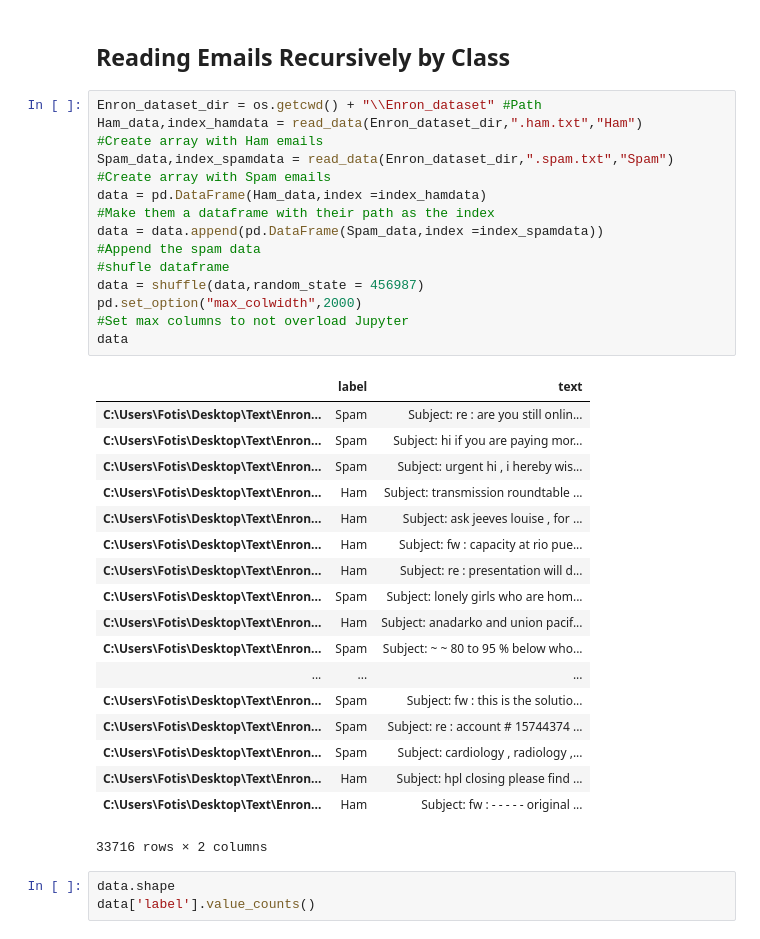
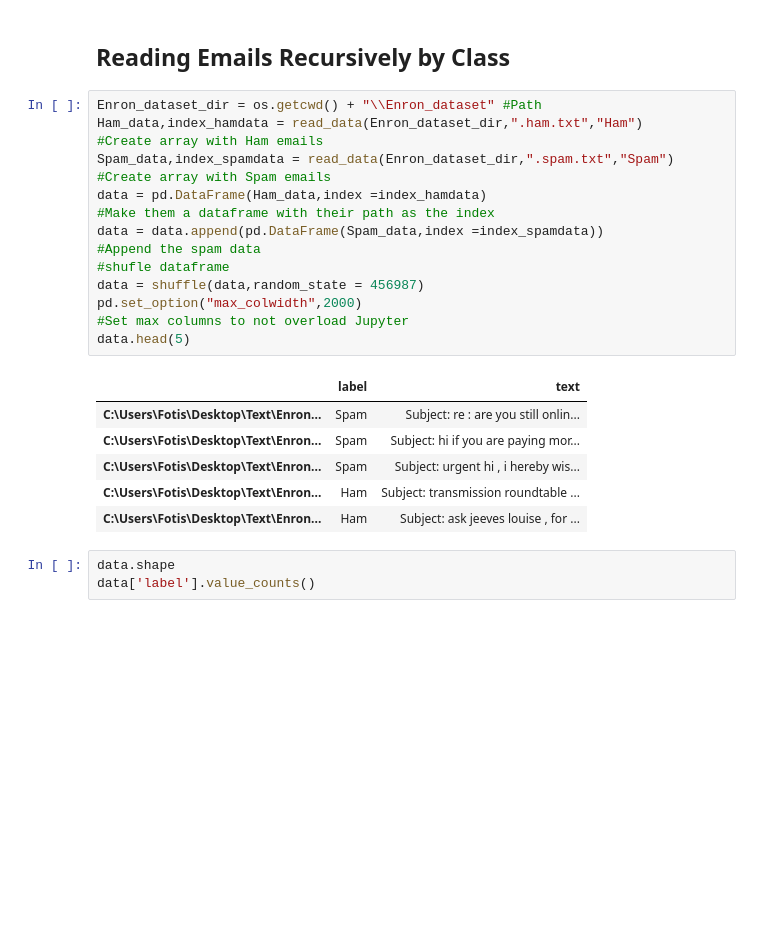
Before and after one commit to palasso/Assignment_2, a Jupyter notebook: Scikit_(Text_Classification).ipynb, the cells around one changed output. Cells and saved outputs as stored; diff of their text form; blank space fills up the shorter version.

```diff
--- a/Scikit_(Text_Classification).ipynb
+++ b/Scikit_(Text_Classification).ipynb
@@ -44,32 +44,20 @@ def read_data(directory,file_extension,class_label):
 # %%
 Enron_dataset_dir = os.getcwd() + "\\Enron_dataset" #Path
 Ham_data,index_hamdata = read_data(Enron_dataset_dir,".ham.txt","Ham")           #Create array with Ham emails
 Spam_data,index_spamdata = read_data(Enron_dataset_dir,".spam.txt","Spam")       #Create array with Spam emails
 data = pd.DataFrame(Ham_data,index =index_hamdata)                               #Make them a dataframe with their path as the index
 data = data.append(pd.DataFrame(Spam_data,index =index_spamdata))                #Append the spam data
 #shufle dataframe
 data = shuffle(data,random_state = 456987)
 pd.set_option("max_colwidth",2000)                                               #Set max columns to not overload Jupyter
-data
+data.head(5)
 # %% [output]
 |  | label | text |
 | C:\Users\Fotis\Desktop\Text\Enron... | Spam | Subject: re : are you still onlin... |
 | C:\Users\Fotis\Desktop\Text\Enron... | Spam | Subject: hi if you are paying mor... |
 | C:\Users\Fotis\Desktop\Text\Enron... | Spam | Subject: urgent hi , i hereby wis... |
 | C:\Users\Fotis\Desktop\Text\Enron... | Ham | Subject: transmission roundtable ... |
 | C:\Users\Fotis\Desktop\Text\Enron... | Ham | Subject: ask jeeves louise , for ... |
-| C:\Users\Fotis\Desktop\Text\Enron... | Ham | Subject: fw : capacity at rio pue... |
-| C:\Users\Fotis\Desktop\Text\Enron... | Ham | Subject: re : presentation will d... |
-| C:\Users\Fotis\Desktop\Text\Enron... | Spam | Subject: lonely girls who are hom... |
-| C:\Users\Fotis\Desktop\Text\Enron... | Ham | Subject: anadarko and union pacif... |
-| C:\Users\Fotis\Desktop\Text\Enron... | Spam | Subject: ~ ~ 80 to 95 % below who... |
-| ... | ... | ... |
-| C:\Users\Fotis\Desktop\Text\Enron... | Spam | Subject: fw : this is the solutio... |
-| C:\Users\Fotis\Desktop\Text\Enron... | Spam | Subject: re : account # 15744374 ... |
-| C:\Users\Fotis\Desktop\Text\Enron... | Spam | Subject: cardiology , radiology ,... |
-| C:\Users\Fotis\Desktop\Text\Enron... | Ham | Subject: hpl closing please find ... |
-| C:\Users\Fotis\Desktop\Text\Enron... | Ham | Subject: fw : - - - - - original ... |
-33716 rows × 2 columns
 # %%
 data.shape
 data['label'].value_counts()
```
Also changed, not shown: parts of 1 cell of this notebook.
